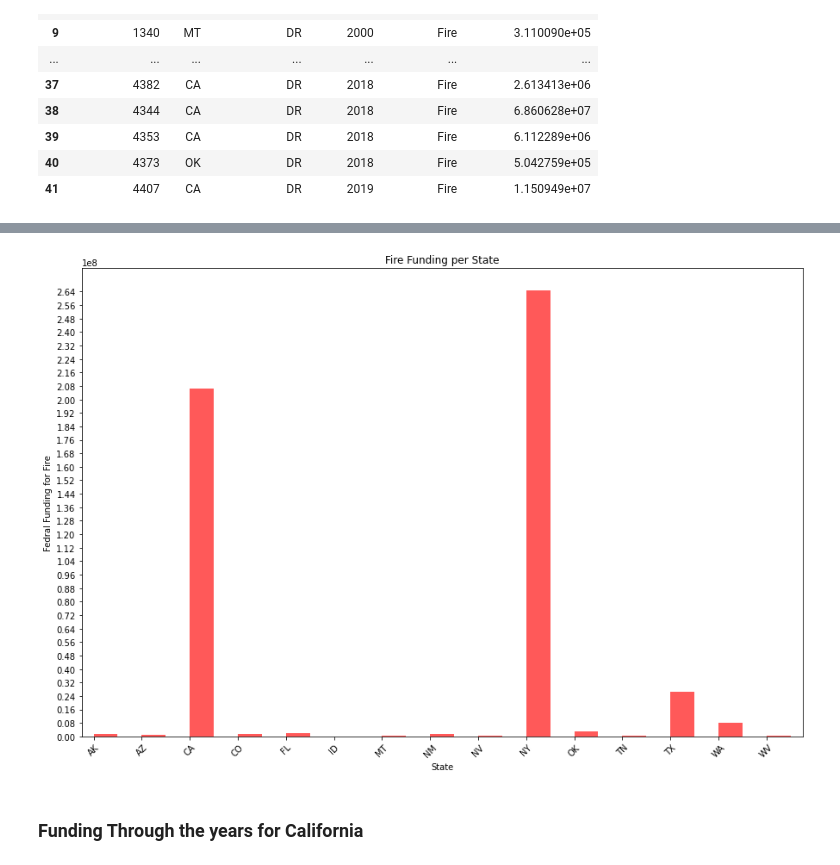
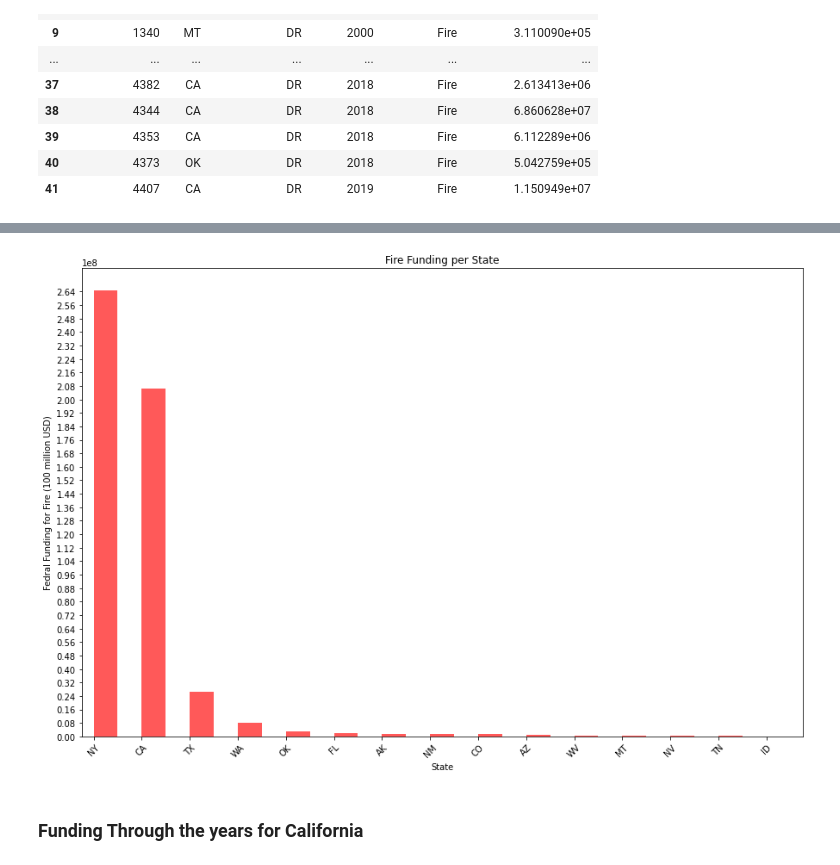
Before and after one commit to anPerger/project-1, a Jupyter notebook: Cleaning Data Fire.ipynb, the cells around one changed output, grey strips where cells are left out. Saved outputs shown, nothing was run; the diff lists cells and outputs as text; code cells hidden in the pictures.

```diff
--- a/Cleaning Data Fire.ipynb
+++ b/Cleaning Data Fire.ipynb
@@ -198,7 +199,7 @@ fire_state_funding
 # %%
 #group the Fire state funding DF by state and sum in order to calculate the total 'obligatedTotalAmount'
 fire_state_funding_gr = fire_state_funding.groupby('state').sum()
-fire_state_two = fire_state_funding_gr['obligatedTotalAmount']
+fire_state_two = fire_state_funding_gr['obligatedTotalAmount'].sort_values(ascending = False)
 fire_state_two
 # %% [output]
 state
@@ -221,14 +243,14 @@ Name: obligatedTotalAmount, dtype: float64
 # %%
 #Plot the amount of funding per state
 fire_state_two.plot(kind='bar', color='r', alpha=0.65, align="edge", figsize=(15,10), rot=45)
 plt.xlabel("State")
-plt.ylabel("Fedral Funding for Fire")
+plt.ylabel("Fedral Funding for Fire (100 million USD)")
 plt.title("Fire Funding per State")
 plt.xticks (rotation=45, ha='center')
 plt.yticks(np.arange(1.305600e+04,2.646353e+08,8e+6))
 plt.show()
 # %% [output]
-[figure, old version]
+[figure, new version]
 # %% [markdown]
 ### Funding Through the years for California
 # %%
```
Also changed, not shown: parts of 5 cells of this notebook, 2 other files.
